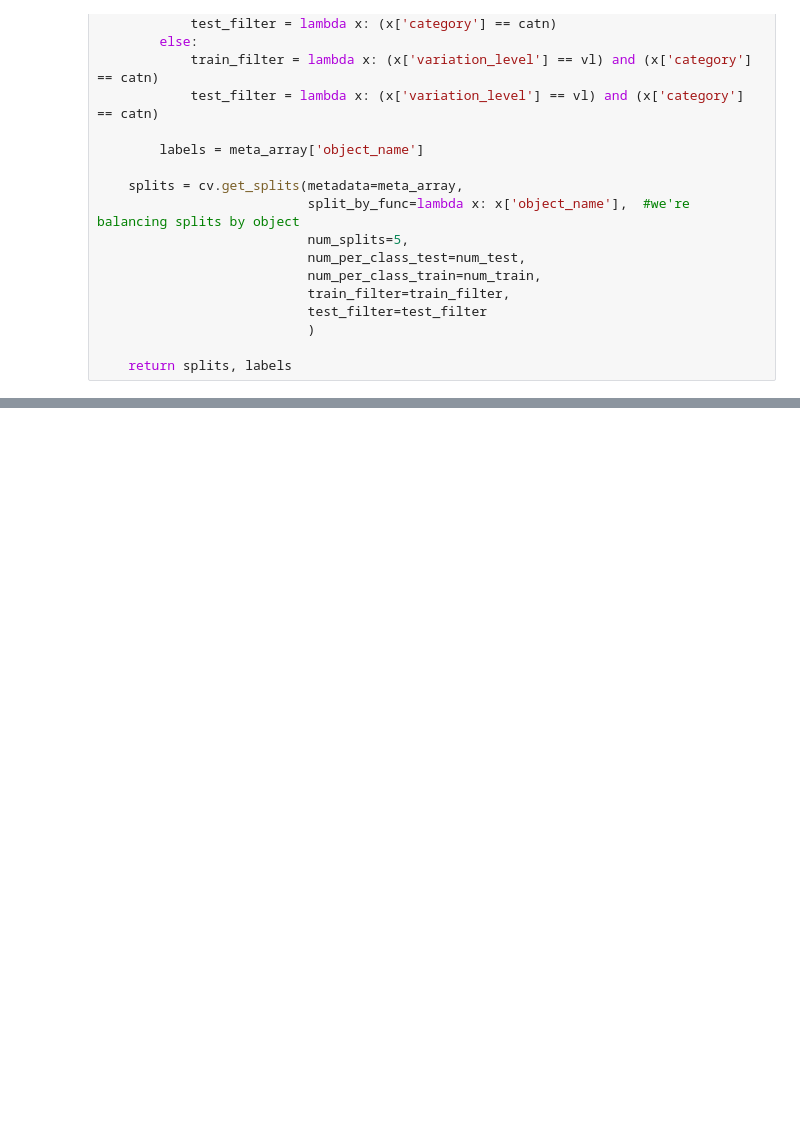
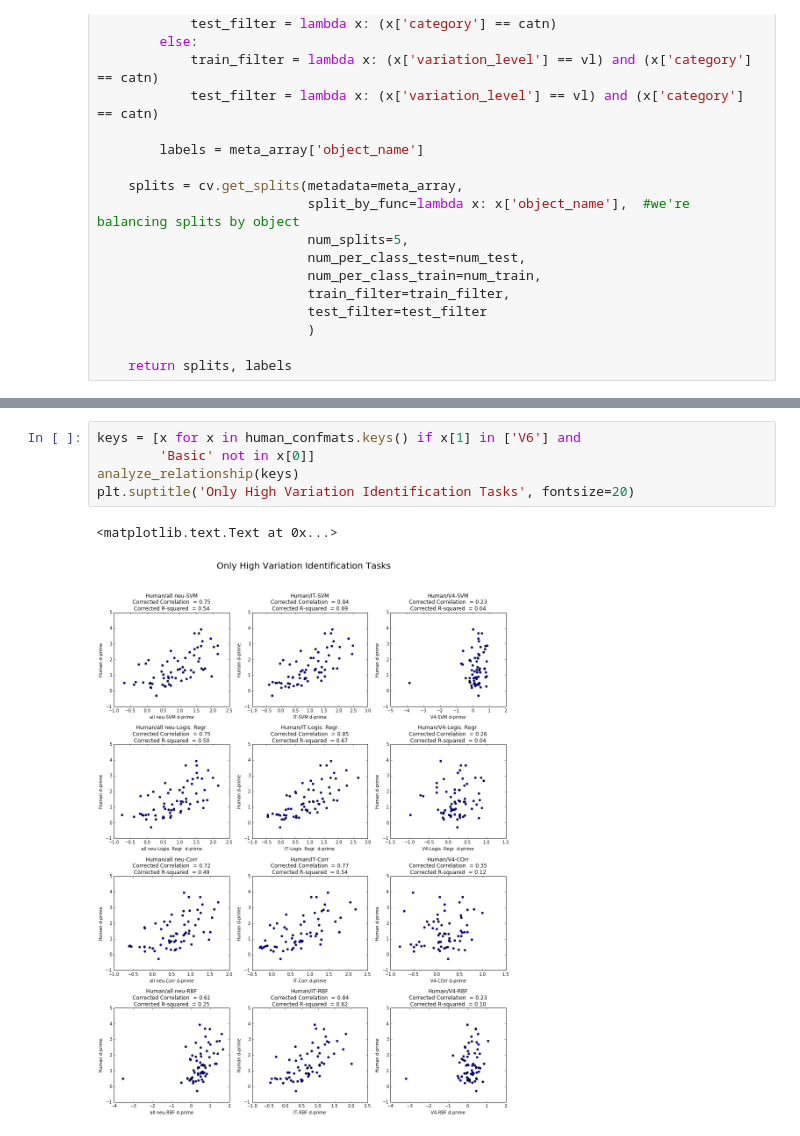
Before and after one commit to neuroailab/psych253, a Jupyter notebook: Lecture6.ipynb, the cells around one changed output, grey strips where cells are left out. Cells and saved outputs as stored; diff of their text form; blank space fills up the shorter version.

```diff
--- a/Lecture6.ipynb
+++ b/Lecture6.ipynb
@@ -357,0 +660,8 @@ plt.xlabel('V4 Neural d-prime'); plt.ylabel('Human d-prime')
+# %%
+keys = [x for x in human_confmats.keys() if x[1] in ['V6'] and
+        'Basic' not in x[0]]
+analyze_relationship(keys)
+plt.suptitle('Only High Variation Identification Tasks', fontsize=20)
+# %% [output]
+<matplotlib.text.Text at 0x...>
+[figure, added]
```
Also changed, not shown: parts of 43 cells of this notebook.
